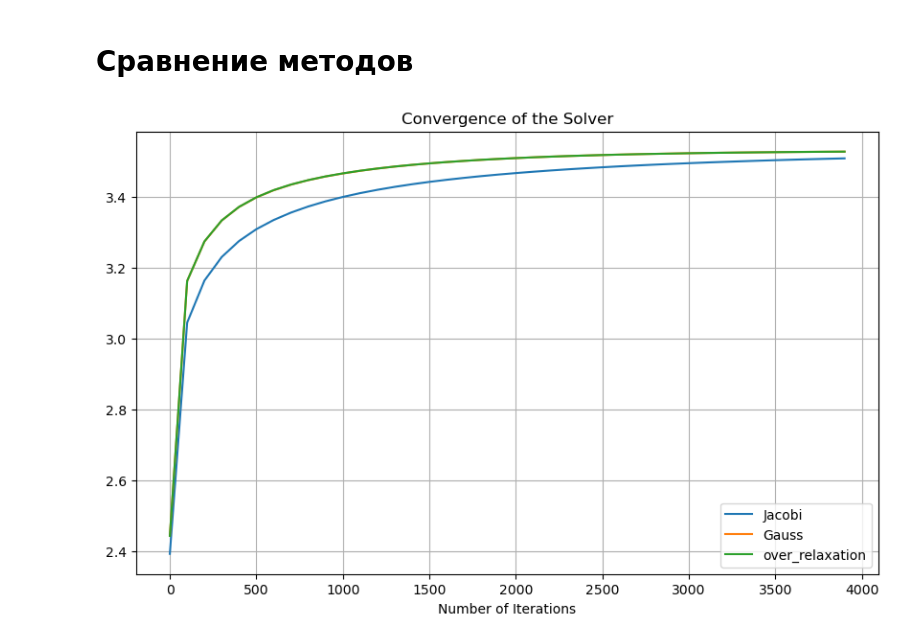
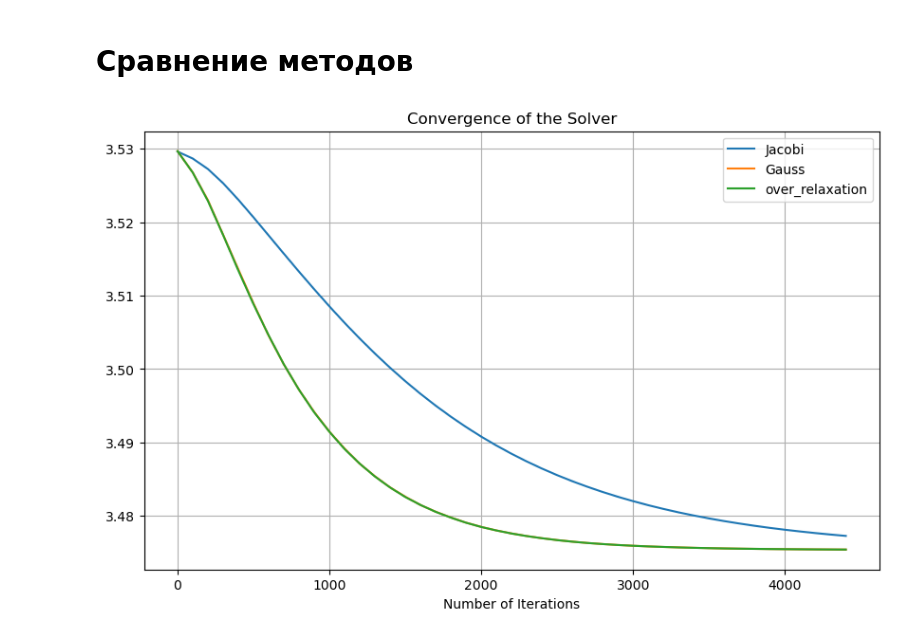
Before and after one commit to Anton9721/Poisson_Equation, a Jupyter notebook: python_test.ipynb, the cells around one changed output. Saved outputs shown, nothing was run; the diff lists cells and outputs as text; code cells hidden in the pictures.

Commit message:
Analit solution

```diff
--- a/python_test.ipynb
+++ b/python_test.ipynb
@@ -6,2 +34,21 @@ import plotly.graph_objects as go
+# %%
+def U_analit_function(x, y):
+    value = 0
+    for k in range(100):
+        coef = np.pi * (2 * k + 1)
+        value += np.sin(coef * x) * np.sinh(coef * y) / (np.sinh(coef) * coef)
+    return 4 * value
+
+def U_list_analit(N):
+    data_result = np.zeros(N * N)
+    for i in range(N):
+        for j in range(N):
+            x = i / (N - 1)
+            y = j / (N - 1)
+            data_result[i * N + j] = U_analit_function(x, y)
+    return data_result
+# %%
+U_analit = U_list_analit(100)
+plot_potential(U_analit, 100)
 # %% [markdown]
 # 3D графики потенциалов
@@ -71,11 +92,12 @@ plot_potential(result, nod_number)
 # %% [markdown]
 # Сравнение методов
 # %%
-def compute_deviation(result, value):
+def compute_deviation(result, U_exact_solition):
     result = np.array(result)
-    return np.sum(np.abs(result - value))
+    error = np.sum(np.abs(result - U_exact_solition))
+    return error
 
-def compare_metods(N_max, delta_N, value):
+def compare_metods(N_max, delta_N, U_exact_solition):
 
     nod_number = 100
     precision = 0.01
@@ -101,7 +123,7 @@ def compare_metods(N_max, delta_N, value):
             iteration, precision
         )
 
-        deviation = compute_deviation(result, value)
+        deviation = compute_deviation(result, U_exact_solition)
         deviations_jacobi.append(deviation)
         iterations_jacobi.append(iteration)
 
@@ -120,7 +142,7 @@ def compare_metods(N_max, delta_N, value):
             iteration, precision
         )
 
-        deviation = compute_deviation(result, value)
+        deviation = compute_deviation(result, U_exact_solition)
         deviations_gauss.append(deviation)
         iterations_gauss.append(iteration)
 
@@ -140,7 +162,7 @@ def compare_metods(N_max, delta_N, value):
             iteration, precision, omega
         )
 
-        deviation = compute_deviation(result, value)
+        deviation = compute_deviation(result, U_exact_solition)
         deviations_over_relaxation.append(deviation)
         iterations_over_relaxation.append(iteration)
 
@@ -158,9 +180,9 @@ def compare_metods(N_max, delta_N, value):
     plt.grid(True)
     plt.show()
 # %%
-N_max = 4000
+N_max = 4500
 delta_N = 100
 value = 0.5  # до какого числа считать различия (от пробных значений на 0 итерации)
-compare_metods(N_max, delta_N, value)
+compare_metods(N_max, delta_N, U_analit)
 # %% [output]
-[figure, old version]
+[figure, new version]
```
Also changed, not shown: parts of 3 cells of this notebook.
